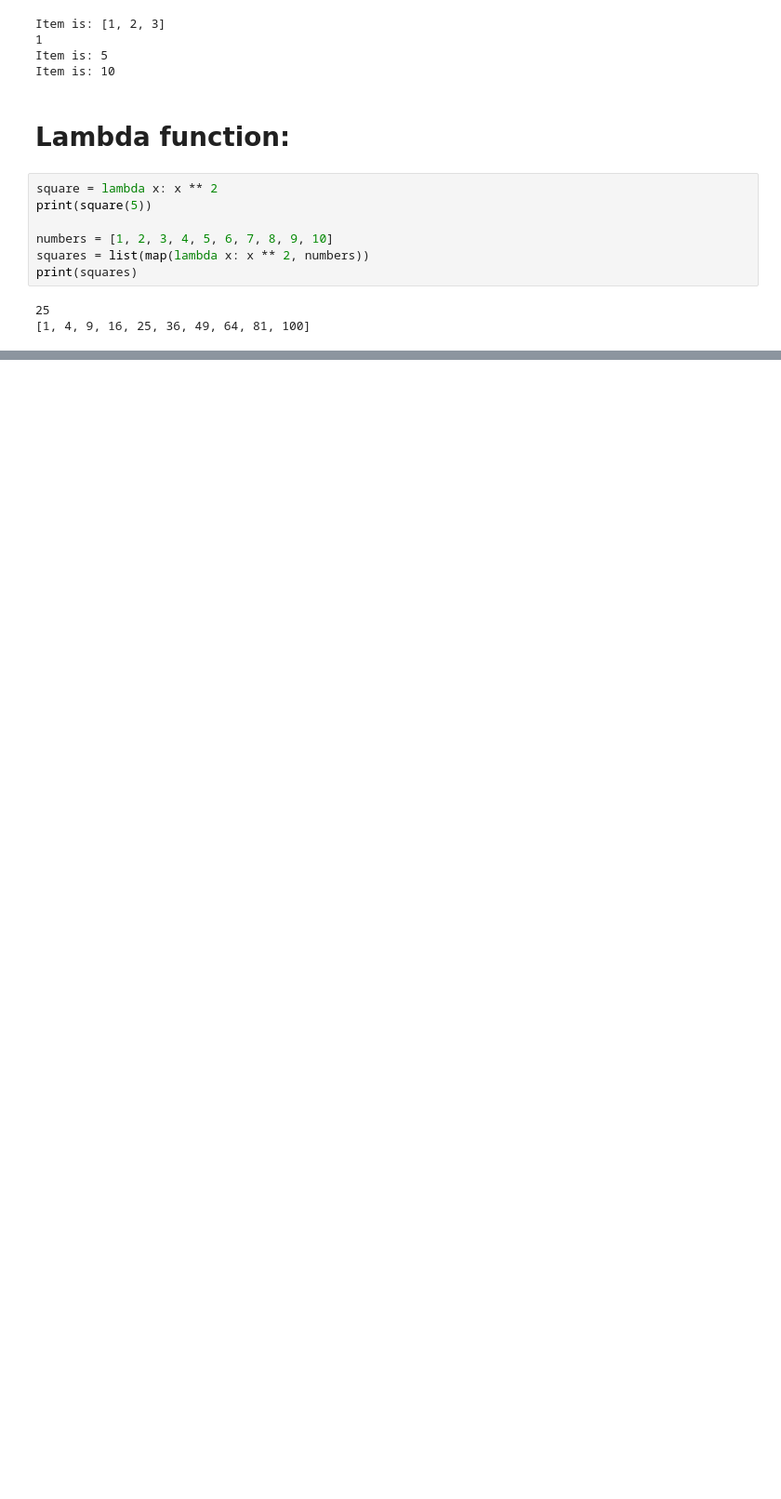
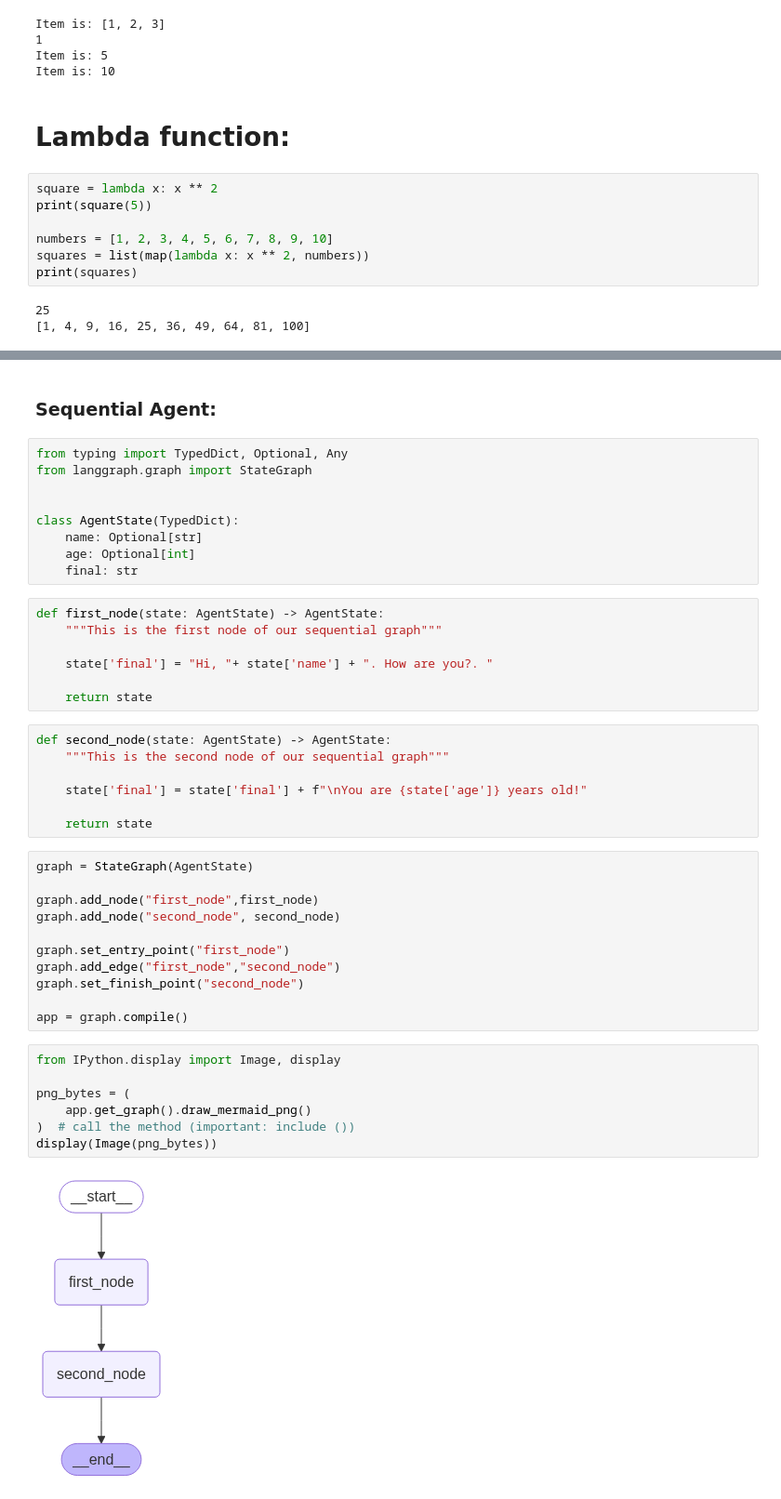
Before and after one commit to Mohammedkh97/LangGraph-Complex-AI-Agents-with-Python, a Jupyter notebook: demo-NB.ipynb, the cells around one changed output, grey strips where cells are left out. Shown at 93% size. Drawn from its saved outputs; the diff is of its cells as text; blank space fills up the shorter version.

```diff
--- a/demo-NB.ipynb
+++ b/demo-NB.ipynb
@@ -202,0 +457,45 @@ print(squares)
+# %% [markdown]
+### Sequential Agent:
+# %%
+from typing import TypedDict, Optional, Any
+from langgraph.graph import StateGraph
+
+
+class AgentState(TypedDict):
+    name: Optional[str]
+    age: Optional[int]
+    final: str
+# %%
+def first_node(state: AgentState) -> AgentState:
+    """This is the first node of our sequential graph"""
+
+    state['final'] = "Hi, "+ state['name'] + ". How are you?. "
+
+    return state
+# %%
+def second_node(state: AgentState) -> AgentState:
+    """This is the second node of our sequential graph"""
+
+    state['final'] = state['final'] + f"\nYou are {state['age']} years old!"
+
+    return state
+# %%
+graph = StateGraph(AgentState)
+
+graph.add_node("first_node",first_node)
+graph.add_node("second_node", second_node)
+
+graph.set_entry_point("first_node")
+graph.add_edge("first_node","second_node")
+graph.set_finish_point("second_node")
+
+app = graph.compile()
+# %%
+from IPython.display import Image, display
+
+png_bytes = (
+    app.get_graph().draw_mermaid_png()
+)  # call the method (important: include ())
+display(Image(png_bytes))
+# %% [output]
+[figure, added]
```
Also changed, not shown: parts of 113 cells of this notebook.
